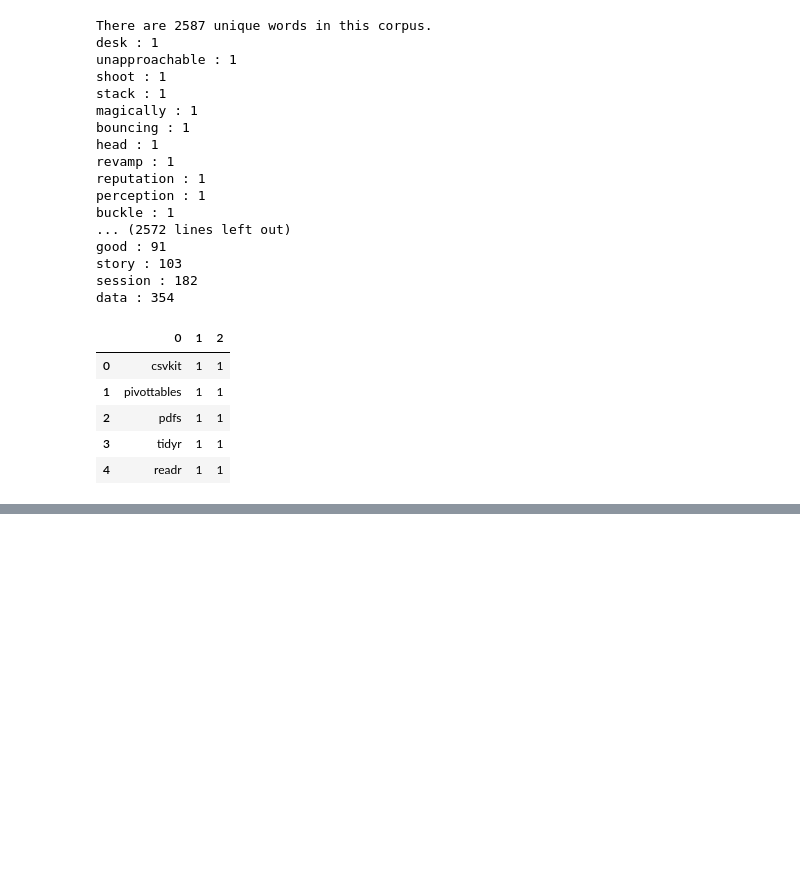
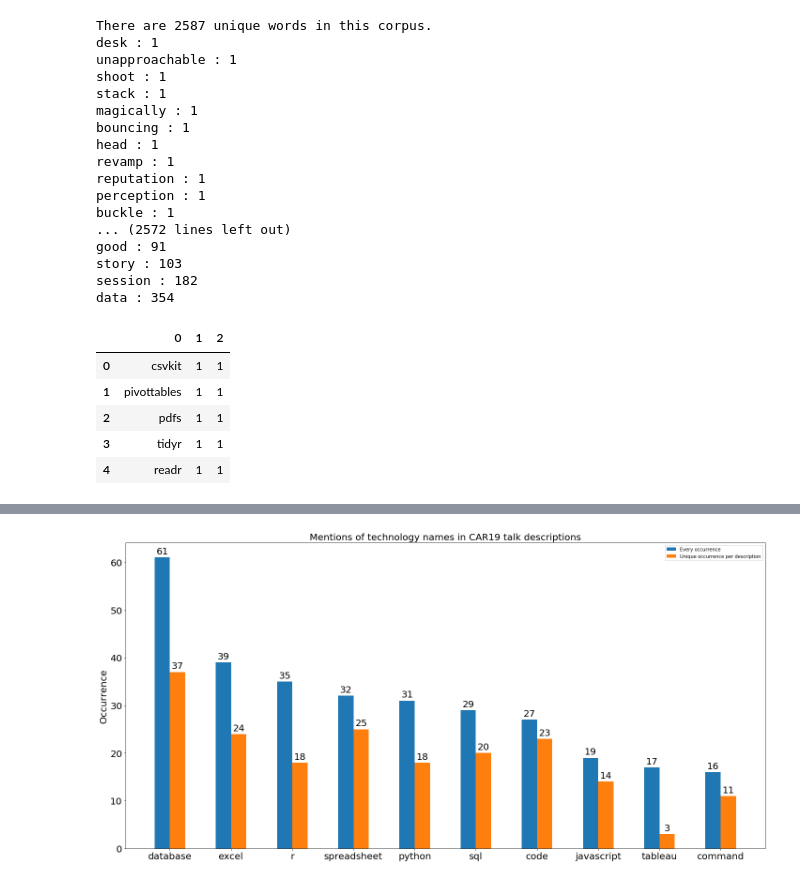
Before and after one commit to ericayee/senior-project, a Jupyter notebook: car2019_test.ipynb, the cells around one changed output, grey strips where cells are left out. Drawn from its saved outputs; the diff is of its cells as text; code cells hidden in the pictures; blank space fills up the shorter version.

Commit message:
added matplotlib to graph car19 results

```diff
--- a/car2019_test.ipynb
+++ b/car2019_test.ipynb
@@ -316,0 +311,49 @@ both_keyword_counts.tail()
+# %%
+# graph the data
+# https://matplotlib.org/3.1.1/gallery/lines_bars_and_markers/barchart.html
+import matplotlib.pyplot as plt
+import numpy as np
+
+labels = both_keyword_counts[0].values[::-1][:10]
+all_freq = both_keyword_counts[1].values[::-1][:10]
+once_freq = both_keyword_counts[2].values[::-1][:10]
+
+x = np.arange(len(labels))  # the label locations
+width = 0.25  # the width of the bars
+
+fig, ax = plt.subplots(figsize=(20, 10))
+rects1 = ax.bar(x - width/2, all_freq, width, label='Every occurrence')
+rects2 = ax.bar(x + width/2, once_freq, width, label='Unique occurrence per description')
+
+# Add some text for labels, title and custom x-axis tick labels, etc.
+ax.set_ylabel('Occurrence')
+ax.set_title('Mentions of technology names in CAR19 talk descriptions')
+ax.set_xticks(x)
+ax.set_xticklabels(labels)
+ax.legend()
+
+# attach a text label above each bar in *rects*, displaying its height.
+def autolabel(rects):
+    for rect in rects:
+        height = rect.get_height()
+        ax.annotate('{}'.format(height),
+                    xy=(rect.get_x() + rect.get_width() / 2, height),
+                    xytext=(0, 3),  # 3 points vertical offset
+                    textcoords="offset points",
+                    ha='center', va='bottom', fontsize='20')
+
+
+autolabel(rects1)
+autolabel(rects2)
+
+# increase fon tsize
+# http://ishxiao.com/blog/python/2017/07/23/how-to-change-the-font-size-on-a-matplotlib-plot.html
+for item in ([ax.title, ax.xaxis.label, ax.yaxis.label] +
+              ax.get_xticklabels() + ax.get_yticklabels()):
+    item.set_fontsize(20)
+
+fig.tight_layout()
+
+plt.show()
+# %% [output]
+[figure, added]
```
Also changed, not shown: parts of 5 cells of this notebook, 2 other files.
